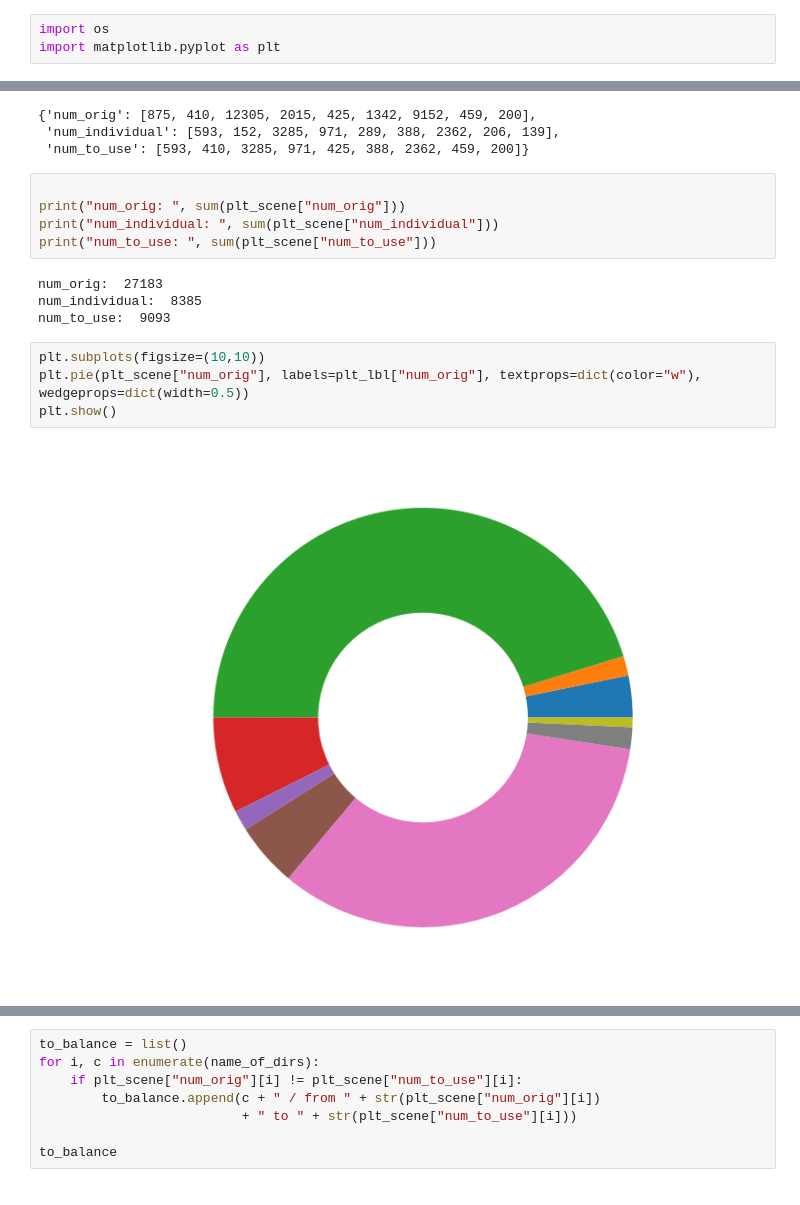
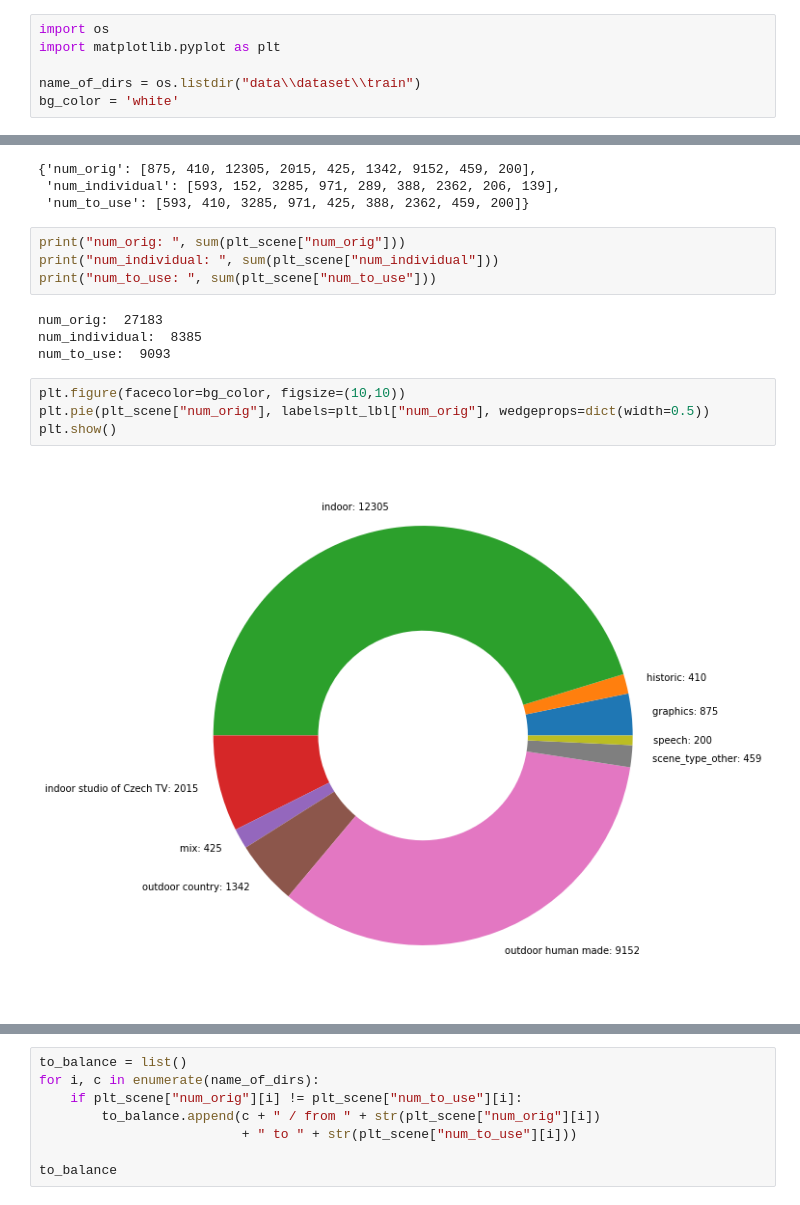
Before and after one commit to vyskocj/TV-News-Scene-Recognition, a Jupyter notebook: jupyter/dataset_balance.ipynb, the cells around one changed output, grey strips where cells are left out. Saved outputs shown, nothing was run; the diff lists cells and outputs as text.

```diff
--- a/jupyter/dataset_balance.ipynb
+++ b/jupyter/dataset_balance.ipynb
@@ -1,3 +1,6 @@
 # %%
 import os
 import matplotlib.pyplot as plt
+
+name_of_dirs = os.listdir("data\\dataset\\train")
+bg_color = 'white'
@@ -39,7 +37,6 @@ plt_scene
  'num_individual': [593, 152, 3285, 971, 289, 388, 2362, 206, 139],
  'num_to_use': [593, 410, 3285, 971, 425, 388, 2362, 459, 200]}
 # %%
-
 print("num_orig: ", sum(plt_scene["num_orig"]))
 print("num_individual: ", sum(plt_scene["num_individual"]))
 print("num_to_use: ", sum(plt_scene["num_to_use"]))
@@ -48,9 +45,9 @@ num_orig:  27183
 num_individual:  8385
 num_to_use:  9093
 # %%
-plt.subplots(figsize=(10,10))
-plt.pie(plt_scene["num_orig"], labels=plt_lbl["num_orig"], textprops=dict(color="w"), wedgeprops=dict(width=0.5))
+plt.figure(facecolor=bg_color, figsize=(10,10))
+plt.pie(plt_scene["num_orig"], labels=plt_lbl["num_orig"], wedgeprops=dict(width=0.5))
 plt.show()
 # %% [output]
-[figure, old version]
+[figure, new version]
 # %%
```
Also changed, not shown: parts of 3 cells of this notebook, 3 other files.
